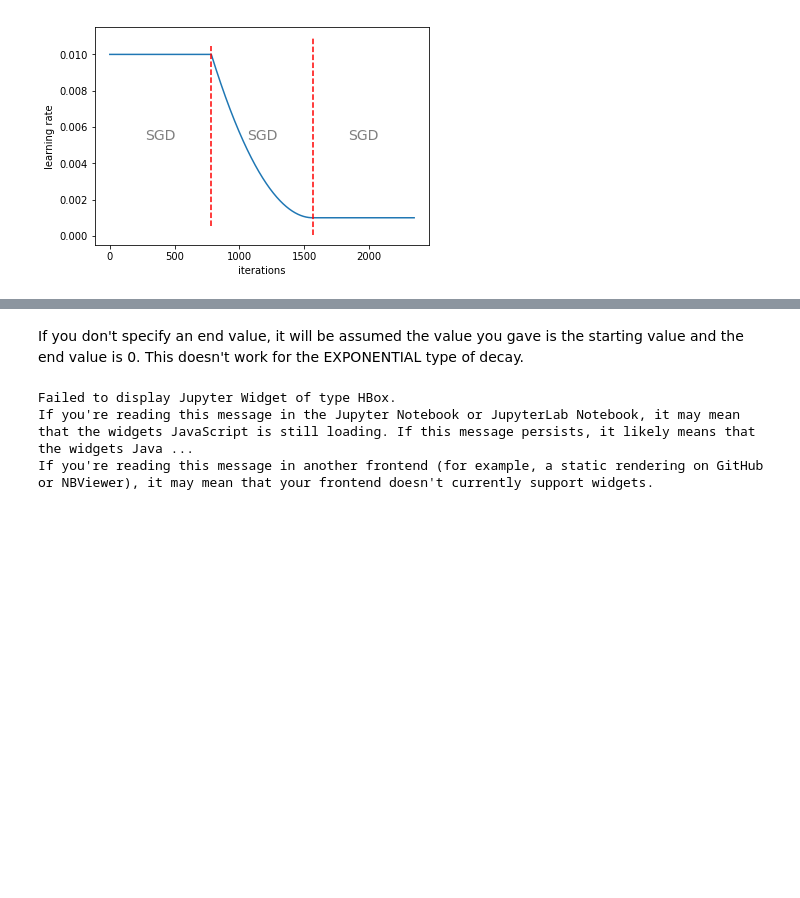
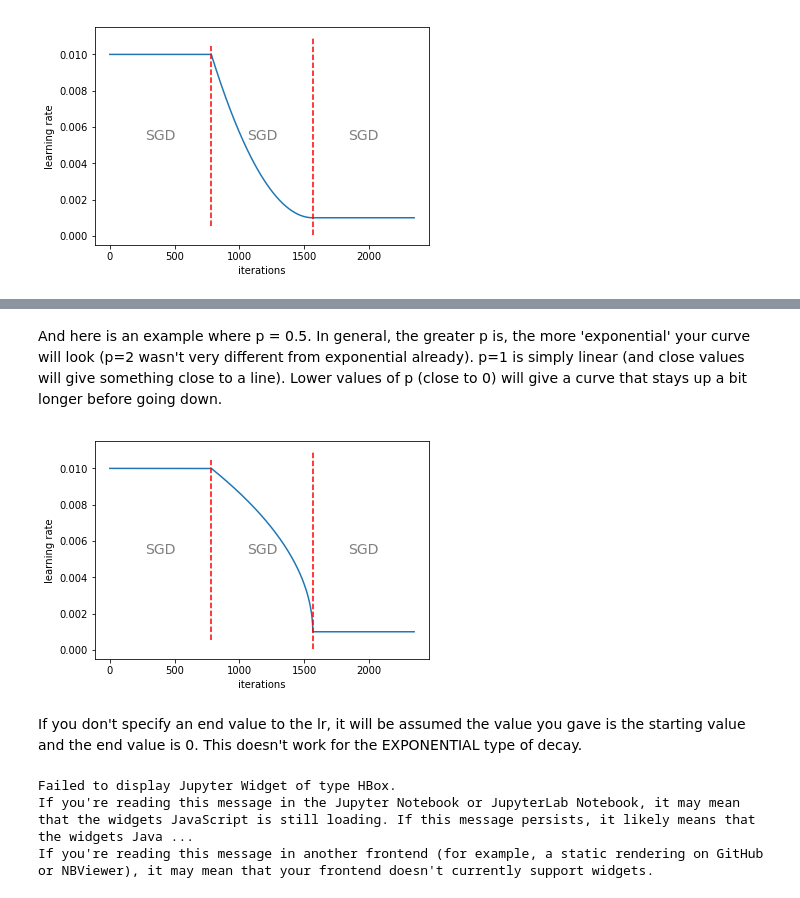
Before and after one commit to sgugger/Deep-Learning, a Jupyter notebook: Understanding the new fastai API for scheduling training.ipynb, the cells around one changed output, grey strips where cells are left out. Cells and saved outputs as stored; diff of their text form; code cells hidden in the pictures; blank space fills up the shorter version.

```diff
--- a/Understanding the new fastai API for scheduling training.ipynb
+++ b/Understanding the new fastai API for scheduling training.ipynb
@@ -181,3 +188,9 @@ where $p$ this extra argument.
 learn.sched.plot_lr(show_moms=False)
 # %% [output]
 [figure]
+# %%
+phases = [TrainingPhase(epochs=1, opt_fn=optim.SGD, lr = 1e-2),
+          TrainingPhase(epochs=1, opt_fn=optim.SGD, lr = (1e-2,1e-3), lr_decay=(DecayType.POLYNOMIAL, 0.5)),
+          TrainingPhase(epochs=1, opt_fn=optim.SGD, lr = 1e-3)]
+# %%
+learn.fit_opt_sched(phases)
@@ -184,5 +206,11 @@ learn.sched.plot_lr(show_moms=False)
+# %% [markdown]
+And here is an example where p = 0.5. In general, the greater p is, the more 'exponential' your curve will look (p=2 wasn't very different from exponential already). p=1 is simply linear (and close values will give something close to a line). Lower values of p (close to 0) will give a curve that stays up a bit longer before going down.
+# %%
+learn.sched.plot_lr(show_moms=False)
+# %% [output]
+[figure, added]
 # %% [markdown]
-If you don't specify an end value, it will be assumed the value you gave is the starting value and the end value is 0. This doesn't work for the EXPONENTIAL type of decay.
+If you don't specify an end value to the lr, it will be assumed the value you gave is the starting value and the end value is 0. This doesn't work for the EXPONENTIAL type of decay.
 # %%
 phases = [TrainingPhase(epochs=1, opt_fn=optim.SGD, lr = 1e-2),
           TrainingPhase(epochs=1, opt_fn=optim.SGD, lr = 1e-2, lr_decay=DecayType.COSINE),
```
Also changed, not shown: parts of 11 cells of this notebook.
